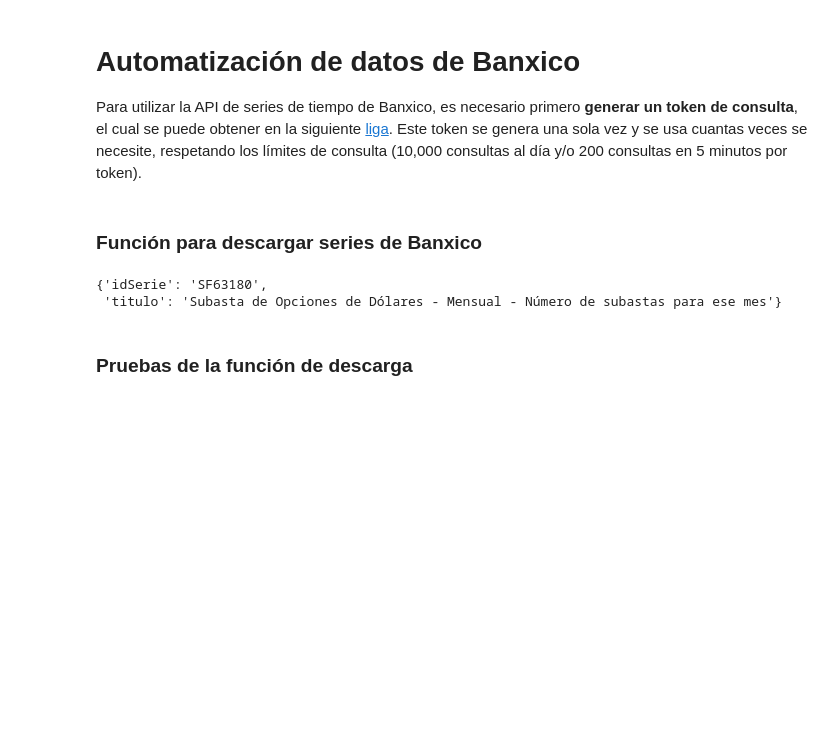
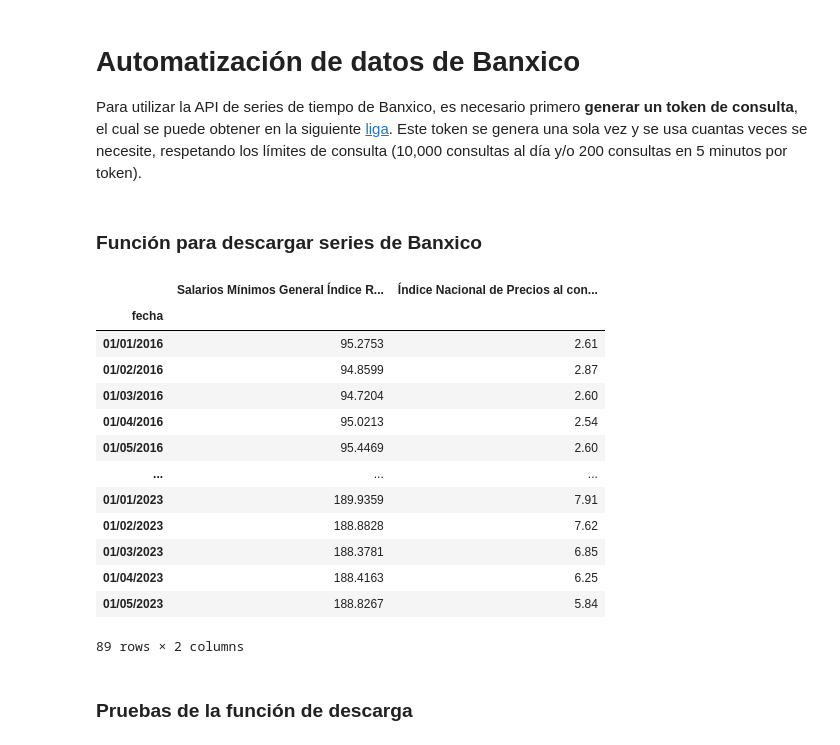
Before and after one commit to sparkieth/estancia_investigacion, a Jupyter notebook: descargas_informacion/automat_series_banxico.ipynb, the cells around one changed output. Cells and saved outputs as stored; diff of their text form; code cells hidden in the pictures; blank space fills up the shorter version.

Commit message:
se añade función para descargar varias series de la misma periodicidad

```diff
--- a/descargas_informacion/automat_series_banxico.ipynb
+++ b/descargas_informacion/automat_series_banxico.ipynb
@@ -19,39 +19,50 @@ token_1='82908162e488cf6a1e53620862cd2d9fa1181ba5a78882ffeb5d29320a19a145'
 def descargar_banxico(serie,fecha_inicio,fecha_fin,token,es_oportuno=False):
     #Donde:
     # serie: el identificador que tiene Banxico para cada serie de tiempo en su sistema de información
     # fecha_inicio: fecha en la que se quiere iniciar la consulta
     # fecha_fin: fecha en la que se quiere concluir la consulta
     # token: el token generado por la API de Banxico para acceder
 
     if es_oportuno==True:
         url='https://www.banxico.org.mx/SieAPIRest/service/v1/series/'+serie+'/datos/oportuno?token='+token
     else:
         url='https://www.banxico.org.mx/SieAPIRest/service/v1/series/'+serie+'/datos/'+fecha_inicio+'/'+fecha_fin+'?token='+token
     headers = {'Token':token}
     response = requests.get(url,headers=headers)
     status=response.status_code
-    raw_data = response.json()['bmx']['series'][1]
-    """
+    raw_data = response.json()
     T=np.shape(serie.split(","))[0]
     info={'fecha':pd.DataFrame(raw_data['bmx']['series'][0]['datos'])['fecha']}
 
     for i in range(T):
         titulo=raw_data['bmx']['series'][i]['titulo']
 
         data=raw_data['bmx']['series'][i]['datos']
 
         df=pd.DataFrame(data)
         df['dato'] = df['dato'].apply(lambda x:float(x))
         info[titulo]=df['dato']
     info=pd.DataFrame(info)
     info.set_index('fecha',inplace=True)
-"""
-    return raw_data
+
+    return info
 
 descargar_banxico('SP30578,SL11297','2016-01-01','2023-05-01',token_1)
 # %% [output]
+|  | Salarios Mínimos General Índice R... | Índice Nacional de Precios al con... |
+| fecha |  |  |
+| 01/01/2016 | 95.2753 | 2.61 |
+| 01/02/2016 | 94.8599 | 2.87 |
+| 01/03/2016 | 94.7204 | 2.60 |
+| 01/04/2016 | 95.0213 | 2.54 |
+| 01/05/2016 | 95.4469 | 2.60 |
+| ... | ... | ... |
+| 01/01/2023 | 189.9359 | 7.91 |
+| 01/02/2023 | 188.8828 | 7.62 |
+| 01/03/2023 | 188.3781 | 6.85 |
+| 01/04/2023 | 188.4163 | 6.25 |
+| 01/05/2023 | 188.8267 | 5.84 |
-{'idSerie': 'SF63180',
- 'titulo': 'Subasta de Opciones de Dólares - Mensual - Número de subastas para ese mes'}
+89 rows × 2 columns
 # %% [markdown]
 ### Pruebas de la función de descarga
 # %%
```
